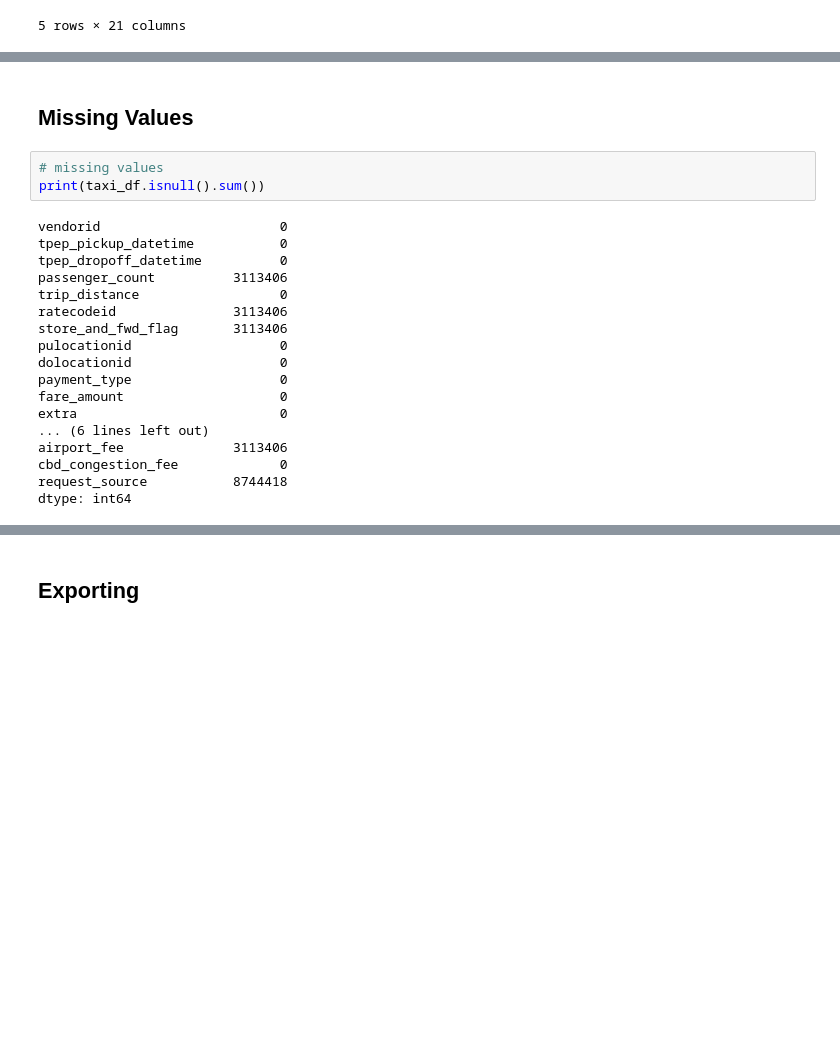
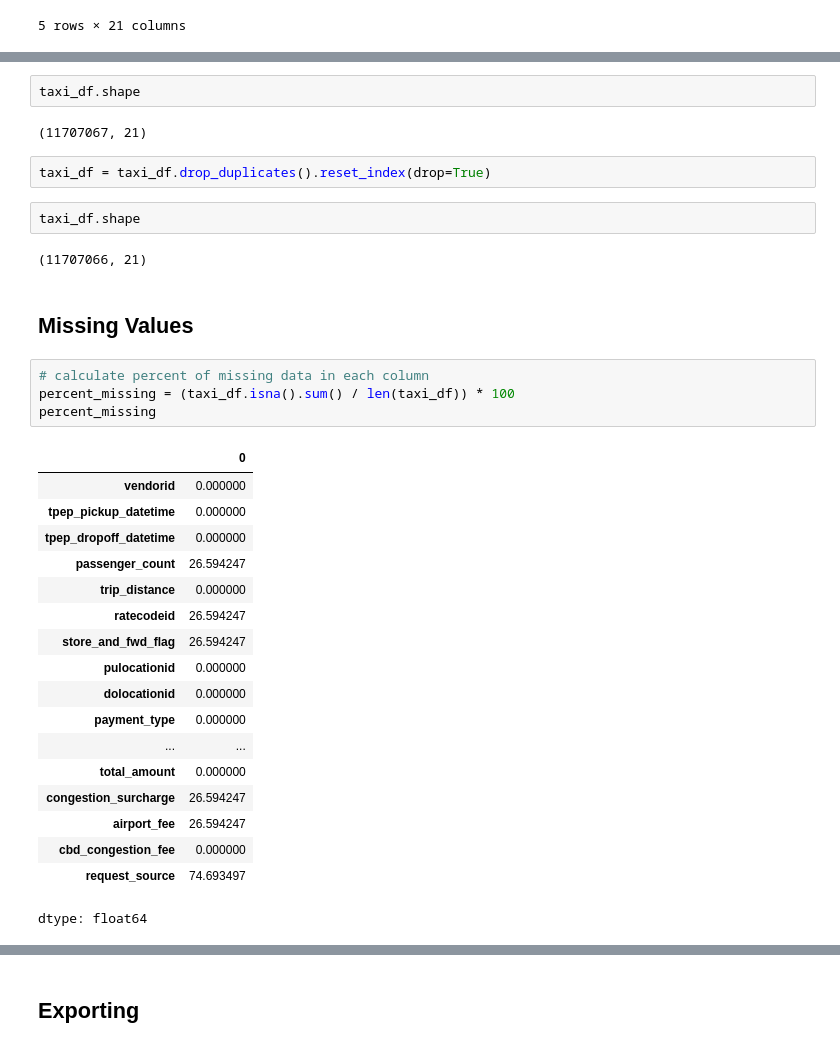
Before and after one commit to drod75/nyc_taxi_analysis, a Jupyter notebook: notebooks/data_collection.ipynb, the cells around one changed output, grey strips where cells are left out. Drawn from its saved outputs; the diff is of its cells as text; blank space fills up the shorter version.

```diff
--- a/notebooks/data_collection.ipynb
+++ b/notebooks/data_collection.ipynb
@@ -243,23 +244,35 @@ taxi_df.tail()
+# %%
+taxi_df.shape
+# %% [output]
+(11707067, 21)
+# %%
+taxi_df = taxi_df.drop_duplicates().reset_index(drop=True)
+# %%
+taxi_df.shape
+# %% [output]
+(11707066, 21)
 # %% [markdown]
 ## Missing Values
-# %%
-# missing values
-print(taxi_df.isnull().sum())
-# %% [output]
-vendorid                       0
-tpep_pickup_datetime           0
-tpep_dropoff_datetime          0
-passenger_count          3113406
-trip_distance                  0
-ratecodeid               3113406
-store_and_fwd_flag       3113406
-pulocationid                   0
-dolocationid                   0
-payment_type                   0
-fare_amount                    0
-extra                          0
-... (6 lines left out)
-airport_fee              3113406
-cbd_congestion_fee             0
-request_source           8744418
-dtype: int64
+# %%
+# calculate percent of missing data in each column
+percent_missing = (taxi_df.isna().sum() / len(taxi_df)) * 100
+percent_missing
+# %% [output]
+|  | 0 |
+| vendorid | 0.000000 |
+| tpep_pickup_datetime | 0.000000 |
+| tpep_dropoff_datetime | 0.000000 |
+| passenger_count | 26.594247 |
+| trip_distance | 0.000000 |
+| ratecodeid | 26.594247 |
+| store_and_fwd_flag | 26.594247 |
+| pulocationid | 0.000000 |
+| dolocationid | 0.000000 |
+| payment_type | 0.000000 |
+| ... | ... |
+| total_amount | 0.000000 |
+| congestion_surcharge | 26.594247 |
+| airport_fee | 26.594247 |
+| cbd_congestion_fee | 0.000000 |
+| request_source | 74.693497 |
+dtype: float64
```
Also changed, not shown: parts of 30 cells of this notebook.
